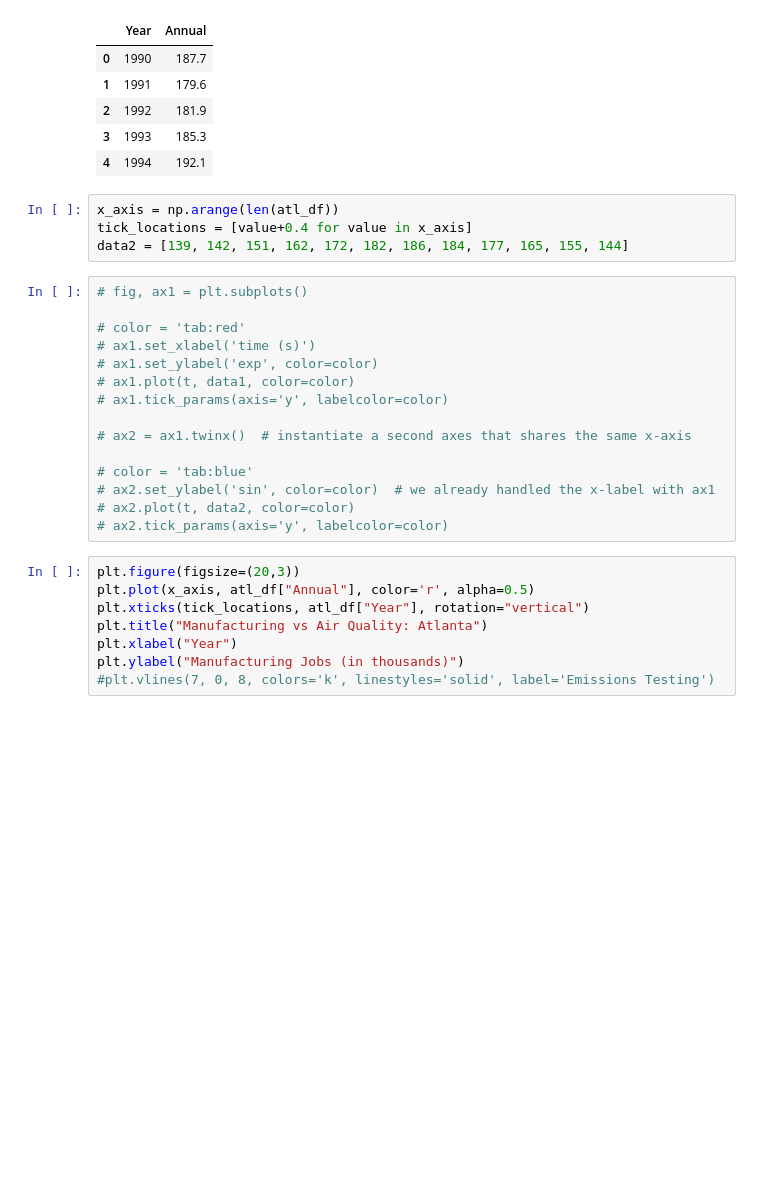
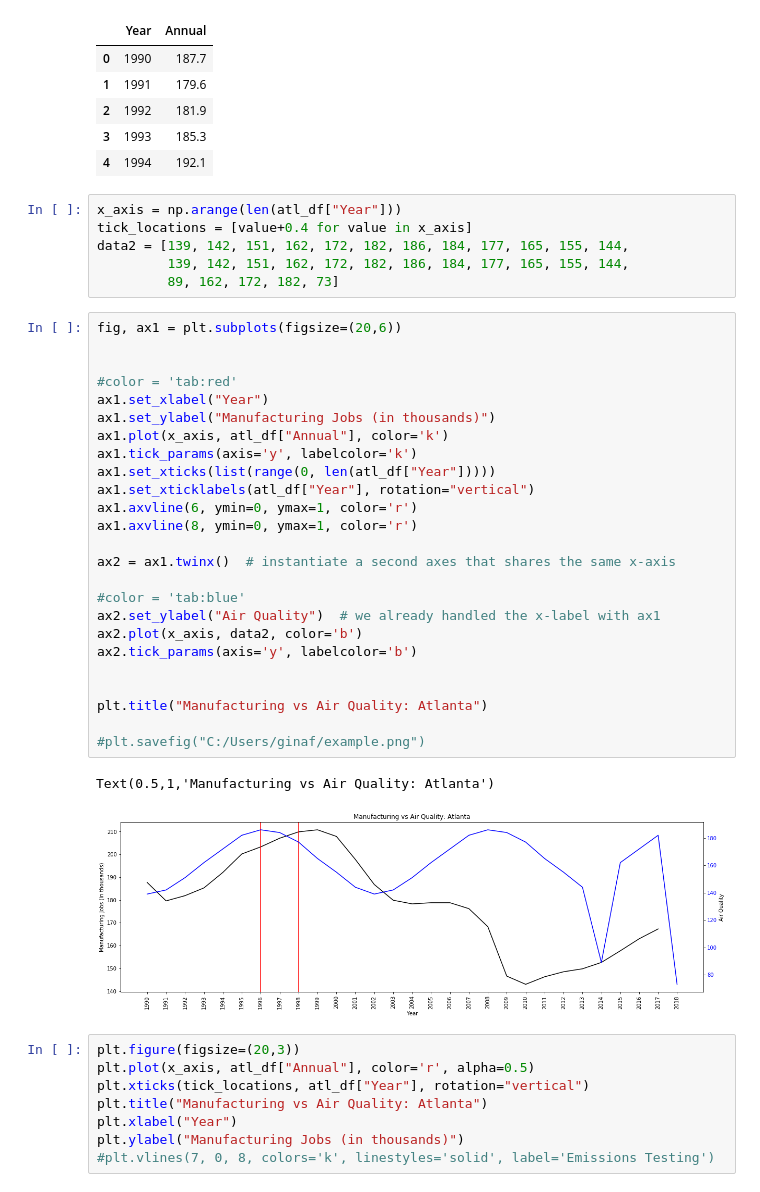
Before and after one commit to dshaffe2/ProjectOne, a Jupyter notebook: Manutimeline.ipynb, the cells around one changed output. Drawn from its saved outputs; the diff is of its cells as text; blank space fills up the shorter version.

```diff
--- a/Manutimeline.ipynb
+++ b/Manutimeline.ipynb
@@ -13,24 +13,39 @@ atl_df.head()
 | 3 | 1993 | 185.3 |
 | 4 | 1994 | 192.1 |
 # %%
-x_axis = np.arange(len(atl_df))
+x_axis = np.arange(len(atl_df["Year"]))
 tick_locations = [value+0.4 for value in x_axis]
-data2 = [139, 142, 151, 162, 172, 182, 186, 184, 177, 165, 155, 144]
+data2 = [139, 142, 151, 162, 172, 182, 186, 184, 177, 165, 155, 144,
+         139, 142, 151, 162, 172, 182, 186, 184, 177, 165, 155, 144,
+         89, 162, 172, 182, 73]
 # %%
-# fig, ax1 = plt.subplots()
+fig, ax1 = plt.subplots(figsize=(20,6))
 
-# color = 'tab:red'
-# ax1.set_xlabel('time (s)')
-# ax1.set_ylabel('exp', color=color)
-# ax1.plot(t, data1, color=color)
-# ax1.tick_params(axis='y', labelcolor=color)
 
-# ax2 = ax1.twinx()  # instantiate a second axes that shares the same x-axis
+#color = 'tab:red'
+ax1.set_xlabel("Year")
+ax1.set_ylabel("Manufacturing Jobs (in thousands)")
+ax1.plot(x_axis, atl_df["Annual"], color='k')
+ax1.tick_params(axis='y', labelcolor='k')
+ax1.set_xticks(list(range(0, len(atl_df["Year"]))))
+ax1.set_xticklabels(atl_df["Year"], rotation="vertical")
+ax1.axvline(6, ymin=0, ymax=1, color='r')
+ax1.axvline(8, ymin=0, ymax=1, color='r')
 
-# color = 'tab:blue'
-# ax2.set_ylabel('sin', color=color)  # we already handled the x-label with ax1
-# ax2.plot(t, data2, color=color)
-# ax2.tick_params(axis='y', labelcolor=color)
+ax2 = ax1.twinx()  # instantiate a second axes that shares the same x-axis
+
+#color = 'tab:blue'
+ax2.set_ylabel("Air Quality")  # we already handled the x-label with ax1
+ax2.plot(x_axis, data2, color='b')
+ax2.tick_params(axis='y', labelcolor='b')
+
+
+plt.title("Manufacturing vs Air Quality: Atlanta")
+
+#plt.savefig("C:/Users/ginaf/example.png")
+# %% [output]
+Text(0.5,1,'Manufacturing vs Air Quality: Atlanta')
+[figure, added]
 # %%
 plt.figure(figsize=(20,3))
 plt.plot(x_axis, atl_df["Annual"], color='r', alpha=0.5)
```
